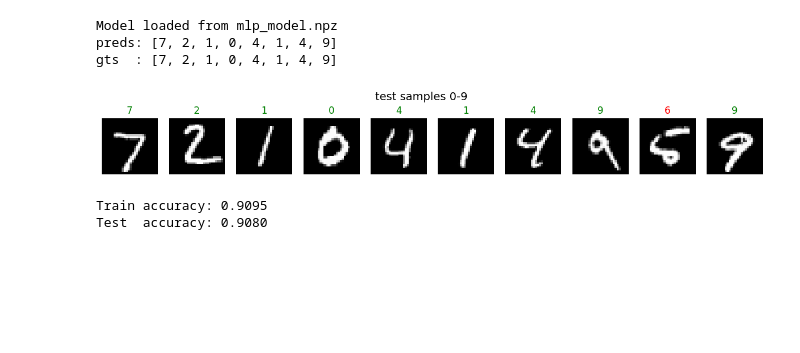
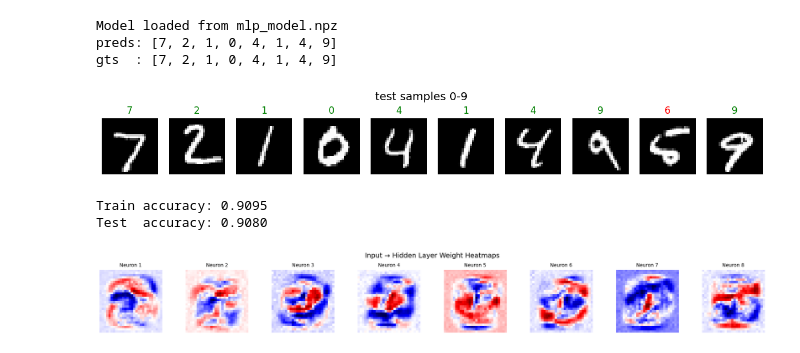
Before and after one commit to NJU-AIA/MLP, a Jupyter notebook: mlp.ipynb, the cells around one changed output. Saved outputs shown, nothing was run; the diff lists cells and outputs as text; code cells hidden in the pictures; blank space fills up the shorter version.

```diff
--- a/mlp.ipynb
+++ b/mlp.ipynb
@@ -94,3 +94,21 @@ print(f"Test  accuracy: {test_acc:.4f}")
 # %% [output]
 Train accuracy: 0.9095
 Test  accuracy: 0.9080
+# %%
+n = mlp.hidden_size
+rows = 1
+cols = n
+plt.figure(figsize=(cols * 2.5, rows * 2.5))
+
+for i in range(n):
+    w = mlp.W1[:, i].reshape(28, 28)
+    plt.subplot(rows, cols, i + 1)
+    plt.imshow(w, cmap="seismic", interpolation="nearest")
+    plt.title(f"Neuron {i+1}", fontsize=10)
+    plt.axis("off")
+
+plt.suptitle("Input → Hidden Layer Weight Heatmaps", fontsize=14)
+plt.tight_layout()
+plt.show()
+# %% [output]
+[figure, added]
```
Also changed, not shown: 1 other file.
